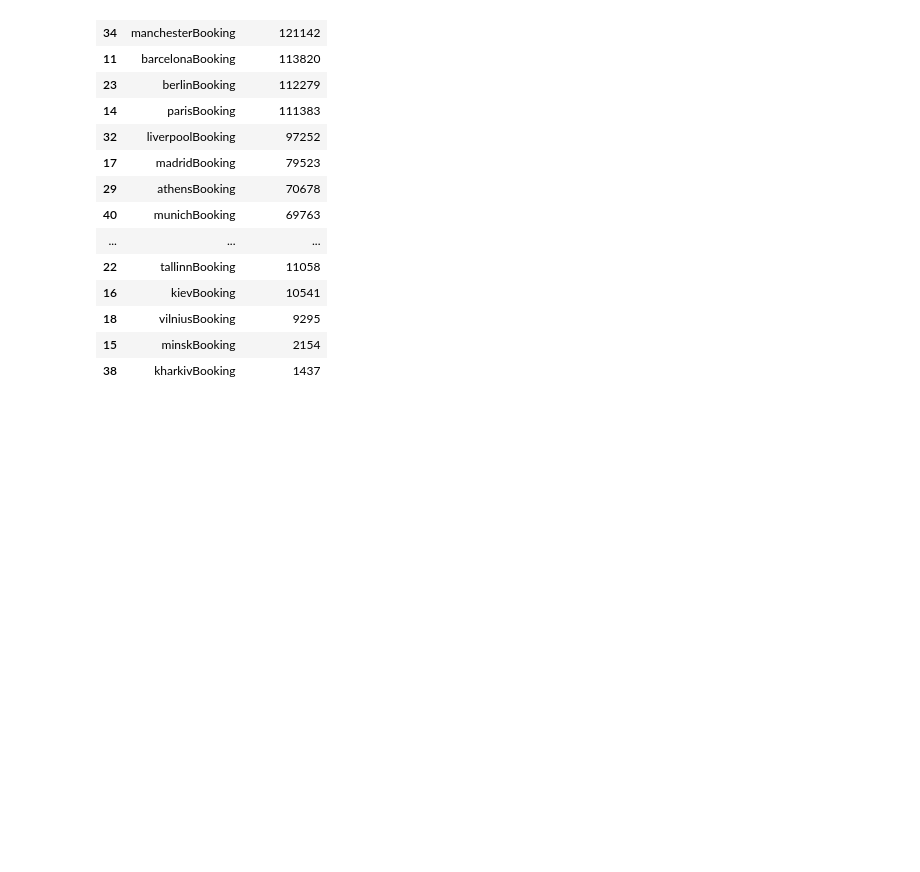
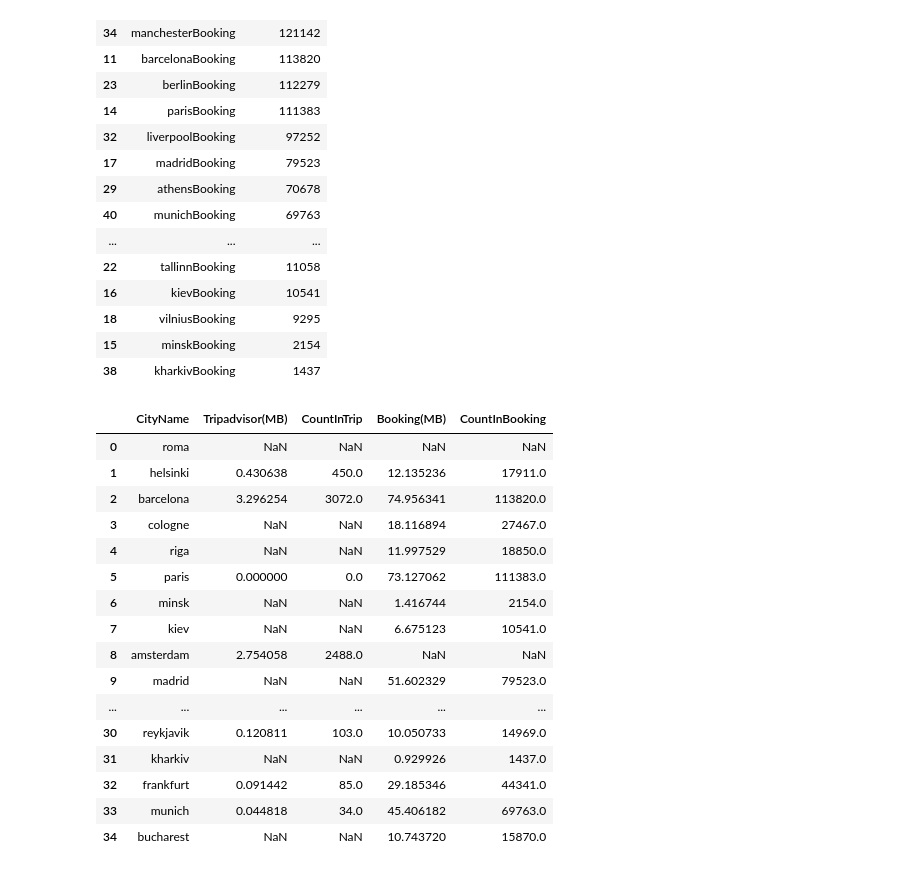
Before and after one commit to yiperzhou/text-sentiment-classification-with-deep-neural-networks, a Jupyter notebook: data-preprocess/remove-row-containing-absent-value.ipynb, the cells around one changed output. Saved outputs shown, nothing was run; the diff lists cells and outputs as text; code cells hidden in the pictures; blank space fills up the shorter version.

```diff
--- a/data-preprocess/remove-row-containing-absent-value.ipynb
+++ b/data-preprocess/remove-row-containing-absent-value.ipynb
@@ -358,3 +324,63 @@ sentBookingDF
 | 18 | vilniusBooking | 9295 |
 | 15 | minskBooking | 2154 |
 | 38 | kharkivBooking | 1437 |
+# %%
+# get each collection data size for both booking.com and tripadvisor.com
+def collection_statistics(dbName=""):
+    tripadvisorSuffix = "Tripadvisor"
+    bookingSuffix = "Booking"
+    collsSizeList = list()
+    ByteToMB = 1024*1024
+#     get the specific database
+    db = client[dbName]
+    for i in citiesName:
+        if i == "":
+            pass
+        else:
+    #         print(citiesName)
+    #         print(i)
+            collTripadvisor = i+tripadvisorSuffix
+            collBooking = i+bookingSuffix
+        #     get the collection size and then convet to MB from bytes
+        #     print(collTripadvisor)
+    #     since for booking or tripadvisor, some cities data doesn't be collected.
+            try:
+                size_in_trip = db.command("collstats", collTripadvisor)["size"] / ByteToMB
+                countNum_in_trip = db.command("collstats", collTripadvisor)["count"]
+            except:
+                size_in_trip = None
+                countNum_in_trip = None
+    #             pass
+            try:
+                size_in_booking = db.command("collstats", collBooking)["size"] / ByteToMB
+                countNum_in_booking = db.command("collstats", collBooking)["count"]
+            except:
+                size_in_booking = None
+                countNum_in_booking = None
+    #             pass
+            collsSizeList.append([i, size_in_trip, countNum_in_trip, size_in_booking, countNum_in_booking])
+
+    collsSizeDF = pd.DataFrame(collsSizeList, columns=["CityName", "Tripadvisor(MB)","CountInTrip", "Booking(MB)", "CountInBooking"])
+    return collsSizeDF
+# %%
+sentCollStatDF = collection_statistics(dbName="sentimentAnalysis")
+# %%
+sentCollStatDF
+# %% [output]
+|  | CityName | Tripadvisor(MB) | CountInTrip | Booking(MB) | CountInBooking |
+| 0 | roma | NaN | NaN | NaN | NaN |
+| 1 | helsinki | 0.430638 | 450.0 | 12.135236 | 17911.0 |
+| 2 | barcelona | 3.296254 | 3072.0 | 74.956341 | 113820.0 |
+| 3 | cologne | NaN | NaN | 18.116894 | 27467.0 |
+| 4 | riga | NaN | NaN | 11.997529 | 18850.0 |
+| 5 | paris | 0.000000 | 0.0 | 73.127062 | 111383.0 |
+| 6 | minsk | NaN | NaN | 1.416744 | 2154.0 |
+| 7 | kiev | NaN | NaN | 6.675123 | 10541.0 |
+| 8 | amsterdam | 2.754058 | 2488.0 | NaN | NaN |
+| 9 | madrid | NaN | NaN | 51.602329 | 79523.0 |
+| ... | ... | ... | ... | ... | ... |
+| 30 | reykjavik | 0.120811 | 103.0 | 10.050733 | 14969.0 |
+| 31 | kharkiv | NaN | NaN | 0.929926 | 1437.0 |
+| 32 | frankfurt | 0.091442 | 85.0 | 29.185346 | 44341.0 |
+| 33 | munich | 0.044818 | 34.0 | 45.406182 | 69763.0 |
+| 34 | bucharest | NaN | NaN | 10.743720 | 15870.0 |
```
Also changed, not shown: parts of 9 cells of this notebook.
